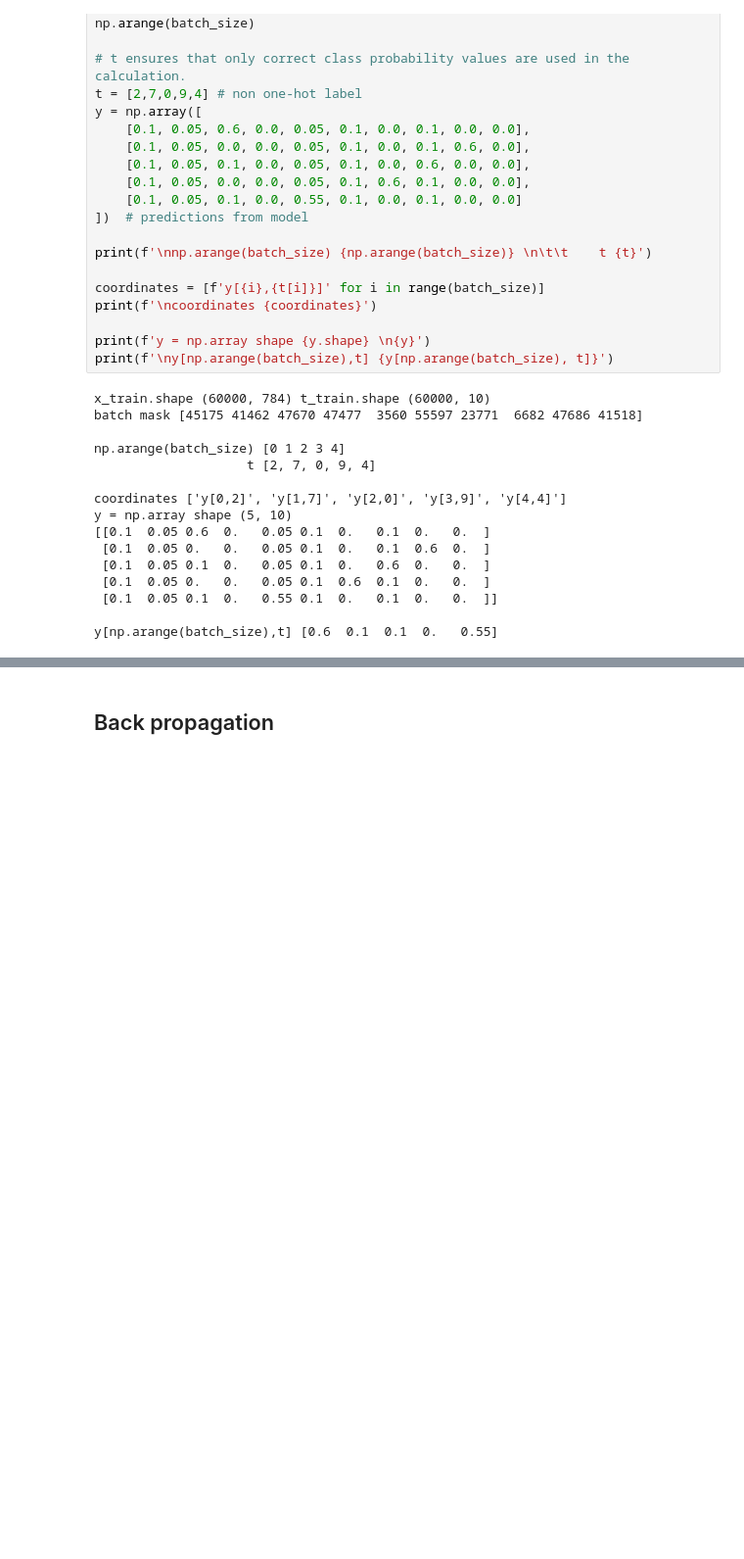
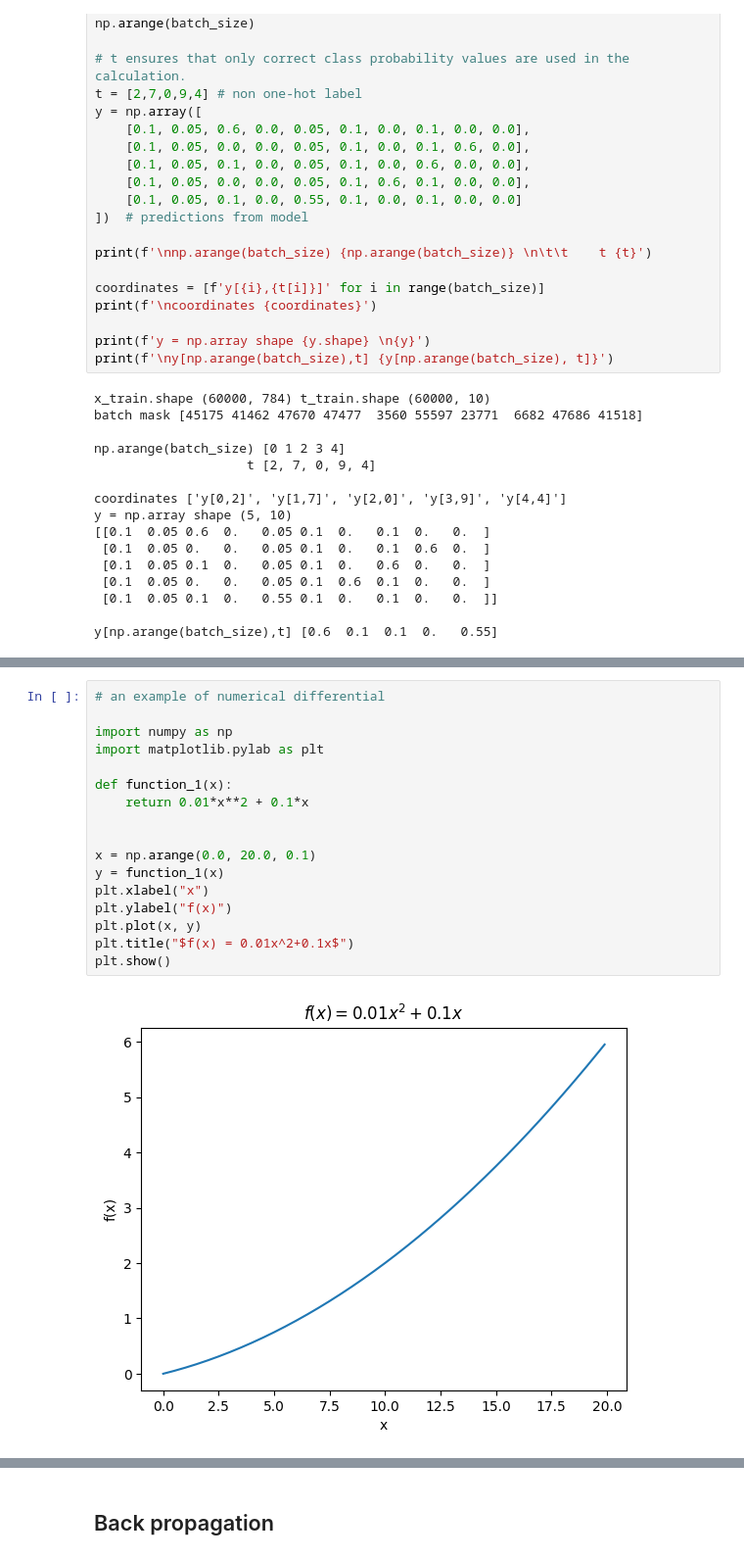
Before and after one commit to jizhang02/Code-Note, a Jupyter notebook: deep_learning_from_scratch.ipynb, the cells around one changed output, grey strips where cells are left out. Shown: that part at 98% size. Drawn from its saved outputs; the diff is of its cells as text; blank space fills up the shorter version.

```diff
--- a/deep_learning_from_scratch.ipynb
+++ b/deep_learning_from_scratch.ipynb
@@ -629,0 +653,19 @@ y[np.arange(batch_size),t] [0.6  0.1  0.1  0.   0.55]
+# %%
+# an example of numerical differential
+
+import numpy as np
+import matplotlib.pylab as plt
+
+def function_1(x):
+    return 0.01*x**2 + 0.1*x
+
+
+x = np.arange(0.0, 20.0, 0.1)
+y = function_1(x)
+plt.xlabel("x")
+plt.ylabel("f(x)")
+plt.plot(x, y)
+plt.title("$f(x) = 0.01x^2+0.1x$")
+plt.show()
+# %% [output]
+[figure, added]
```
Also changed, not shown: parts of 26 cells of this notebook, 2 other files.
